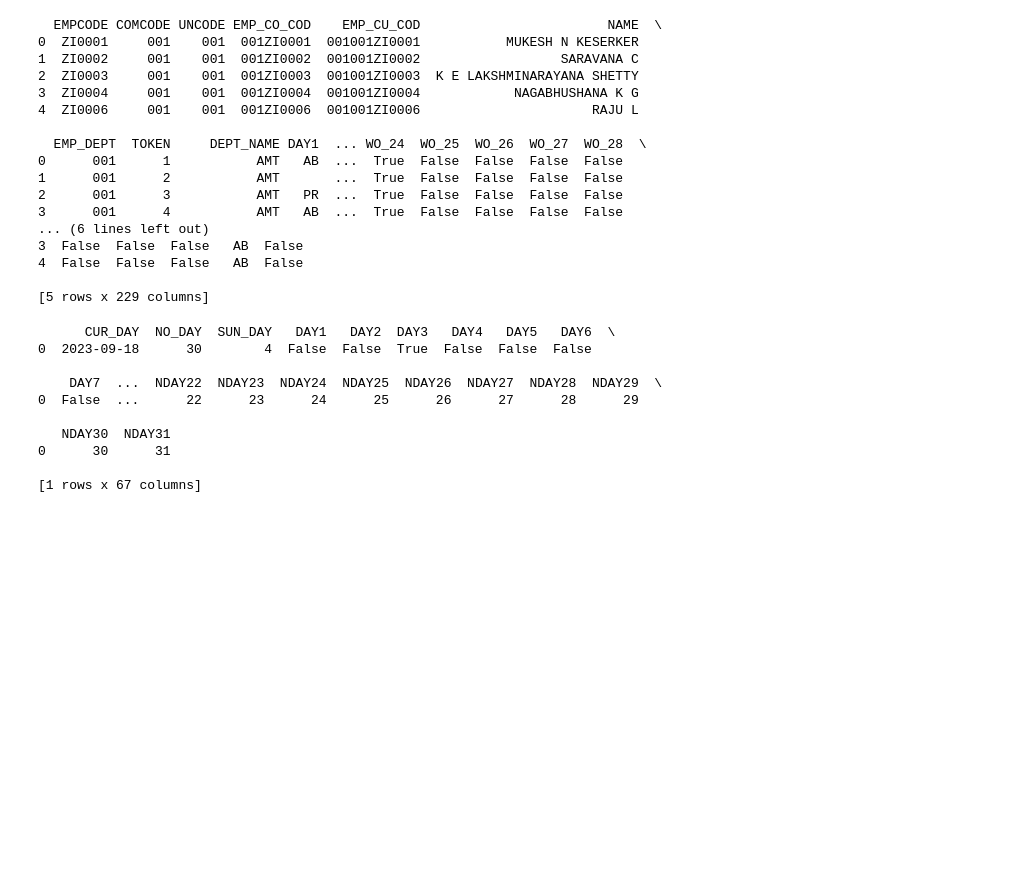
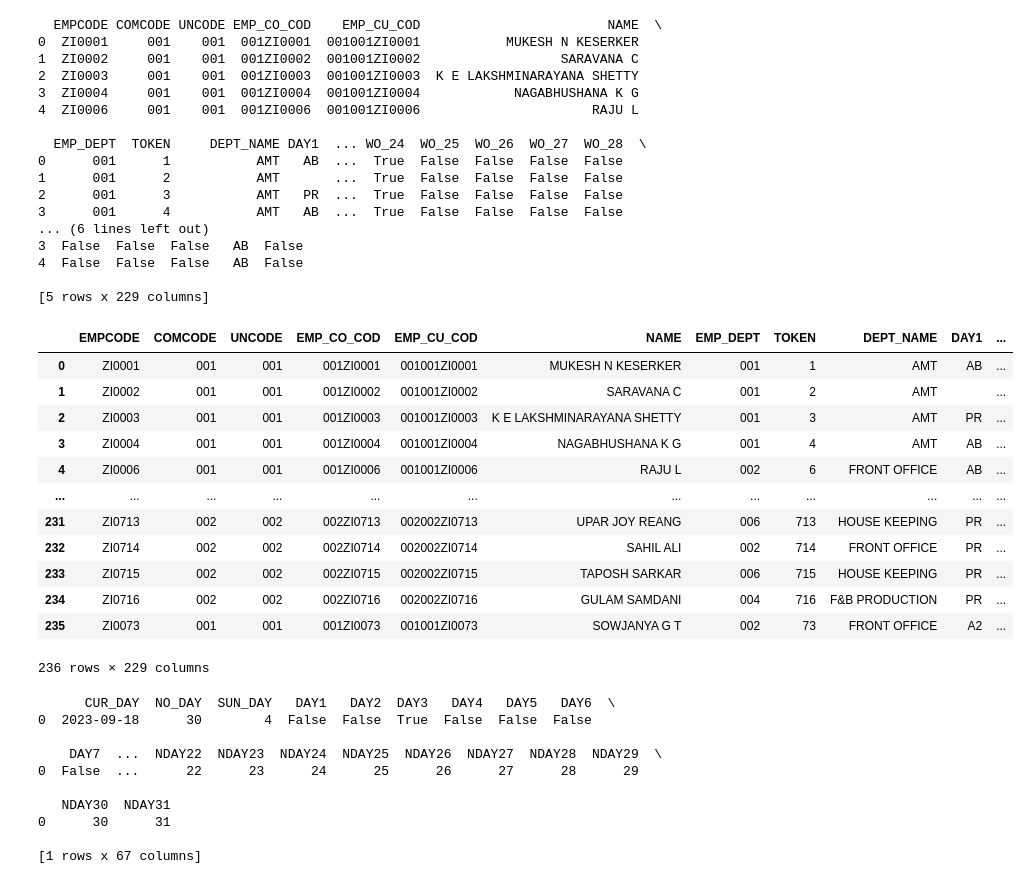
Before and after one commit to RakshithManjunath/VFPPython, a Jupyter notebook: payroll.ipynb, the cells around one changed output. Cells and saved outputs as stored; diff of their text form; code cells hidden in the pictures; blank space fills up the shorter version.

Commit message:
muster ready

```diff
--- a/payroll.ipynb
+++ b/payroll.ipynb
@@ -27,6 +27,22 @@ print(muster_df.head())
 4  False  False  False   AB  False
 
 [5 rows x 229 columns]
+# %%
+muster_df
+# %% [output]
+|  | EMPCODE | COMCODE | UNCODE | EMP_CO_COD | EMP_CU_COD | NAME | EMP_DEPT | TOKEN | DEPT_NAME | DAY1 | ... |
+| 0 | ZI0001 | 001 | 001 | 001ZI0001 | 001001ZI0001 | MUKESH N KESERKER | 001 | 1 | AMT | AB | ... |
+| 1 | ZI0002 | 001 | 001 | 001ZI0002 | 001001ZI0002 | SARAVANA C | 001 | 2 | AMT |  | ... |
+| 2 | ZI0003 | 001 | 001 | 001ZI0003 | 001001ZI0003 | K E LAKSHMINARAYANA SHETTY | 001 | 3 | AMT | PR | ... |
+| 3 | ZI0004 | 001 | 001 | 001ZI0004 | 001001ZI0004 | NAGABHUSHANA K G | 001 | 4 | AMT | AB | ... |
+| 4 | ZI0006 | 001 | 001 | 001ZI0006 | 001001ZI0006 | RAJU L | 002 | 6 | FRONT OFFICE | AB | ... |
+| ... | ... | ... | ... | ... | ... | ... | ... | ... | ... | ... | ... |
+| 231 | ZI0713 | 002 | 002 | 002ZI0713 | 002002ZI0713 | UPAR JOY REANG | 006 | 713 | HOUSE KEEPING | PR | ... |
+| 232 | ZI0714 | 002 | 002 | 002ZI0714 | 002002ZI0714 | SAHIL ALI | 002 | 714 | FRONT OFFICE | PR | ... |
+| 233 | ZI0715 | 002 | 002 | 002ZI0715 | 002002ZI0715 | TAPOSH SARKAR | 006 | 715 | HOUSE KEEPING | PR | ... |
+| 234 | ZI0716 | 002 | 002 | 002ZI0716 | 002002ZI0716 | GULAM SAMDANI | 004 | 716 | F&B PRODUCTION | PR | ... |
+| 235 | ZI0073 | 001 | 001 | 001ZI0073 | 001001ZI0073 | SOWJANYA G T | 002 | 73 | FRONT OFFICE | A2 | ... |
+236 rows × 229 columns
 # %%
 must_token = muster_df['TOKEN']
 must_name = muster_df['NAME']
```
Also changed, not shown: parts of 5 cells of this notebook, 1 other file.
